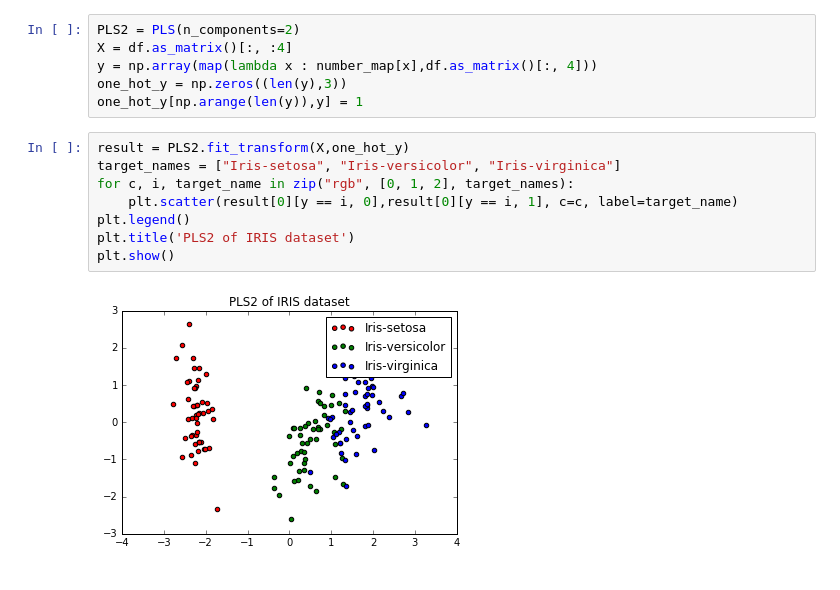
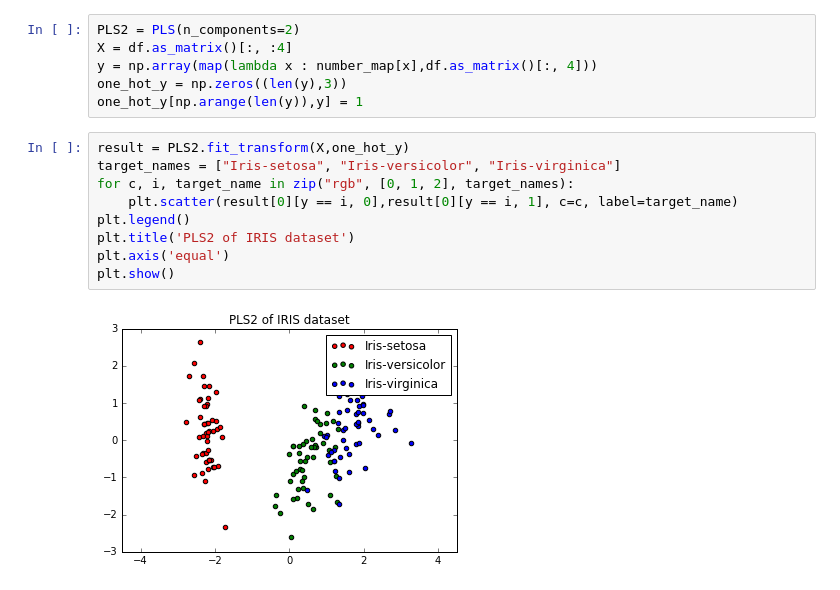
Before and after one commit to js345/applied-machine-learning, a Jupyter notebook: hw4/p1.ipynb, the cells around one changed output. Cells and saved outputs as stored; diff of their text form.

```diff
--- a/hw4/p1.ipynb
+++ b/hw4/p1.ipynb
@@ -71,10 +72,11 @@ one_hot_y[np.arange(len(y)),y] = 1
 # %%
 result = PLS2.fit_transform(X,one_hot_y)
 target_names = ["Iris-setosa", "Iris-versicolor", "Iris-virginica"]
 for c, i, target_name in zip("rgb", [0, 1, 2], target_names):
     plt.scatter(result[0][y == i, 0],result[0][y == i, 1], c=c, label=target_name)
 plt.legend()
 plt.title('PLS2 of IRIS dataset')
+plt.axis('equal')
 plt.show()
 # %% [output]
-[figure, old version]
+[figure, new version]
```
Also changed, not shown: parts of 2 cells of this notebook, 5 other files.
